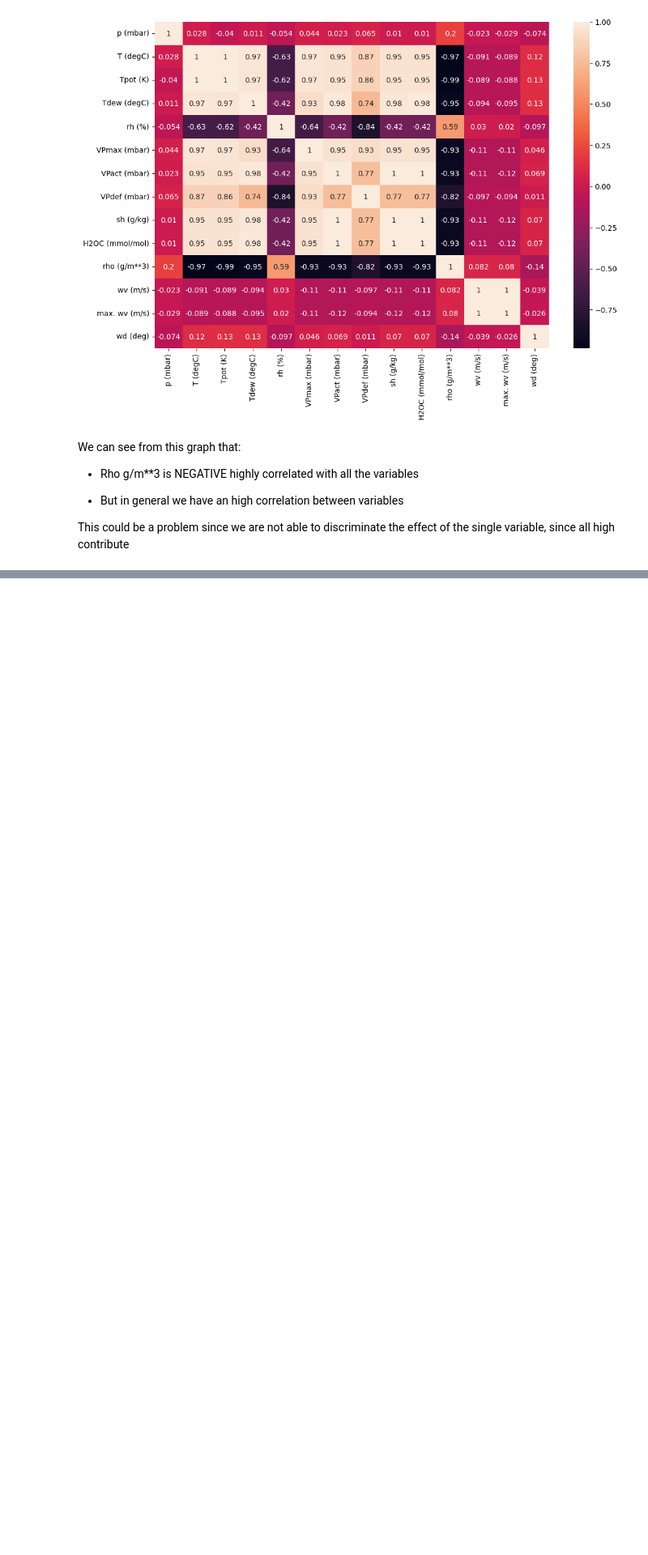
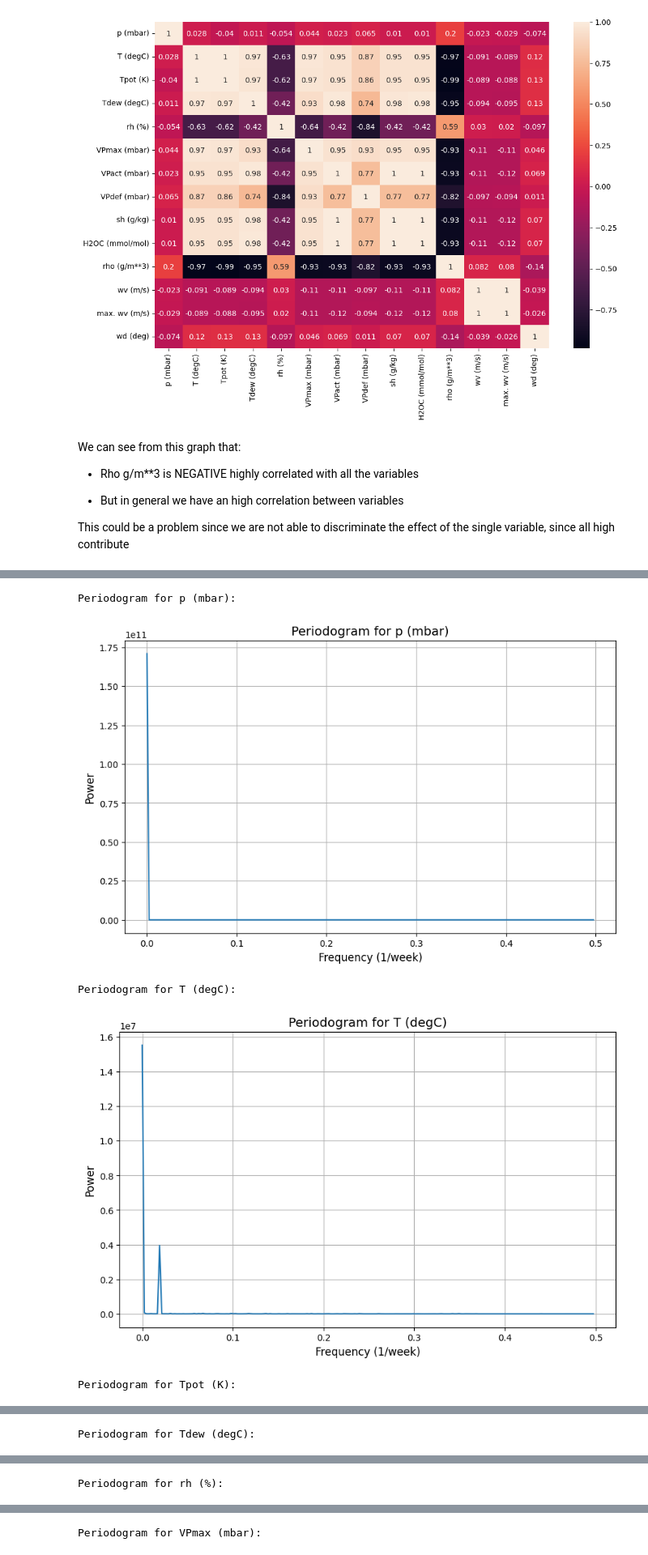
Before and after one commit to alelovo/StatisticalModels_project, a Jupyter notebook: EDA.ipynb, the cells around one changed output, grey strips where cells are left out. Shown at 81% size. Drawn from its saved outputs; the diff is of its cells as text; code cells hidden in the pictures; blank space fills up the shorter version.

```diff
--- a/EDA.ipynb
+++ b/EDA.ipynb
@@ -324,0 +313,36 @@ This could be a problem since we are not able to discriminate the effect of the
+# %%
+# Function to compute and plot the periodogram for a given column
+def compute_periodogram(data, column_name):
+    # Remove NaN values to avoid computation issues
+    clean_data = data[column_name].dropna()
+
+    # Apply Fourier Transform
+    fft_result = np.fft.fft(clean_data)
+    freqs = np.fft.fftfreq(len(clean_data))
+
+    # Compute power spectrum
+    power = np.abs(fft_result)**2
+
+    # Plot the periodogram
+    plt.figure(figsize=(10, 6))
+    plt.plot(freqs[:len(freqs)//2], power[:len(freqs)//2])
+    plt.title(f"Periodogram for {column_name}", fontsize=14)
+    plt.xlabel("Frequency (1/week)", fontsize=12)
+    plt.ylabel("Power", fontsize=12)
+    plt.grid()
+    plt.show()
+
+    return freqs[:len(freqs)//2], power[:len(freqs)//2]
+
+# Compute and display the periodogram for each column
+periodograms = {}
+for column in w_df.columns:
+    print(f"Periodogram for {column}:")
+    freqs, power = compute_periodogram(w_df, column)
+    periodograms[column] = (freqs, power)
+# %% [output]
+Periodogram for p (mbar):
+[figure, added]
+Periodogram for T (degC):
+[figure, added]
+Periodogram for Tpot (K):
@@ -324,0 +350 @@ This could be a problem since we are not able to discriminate the effect of the
+Periodogram for Tdew (degC):
@@ -324,0 +352 @@ This could be a problem since we are not able to discriminate the effect of the
+Periodogram for rh (%):
@@ -324,0 +354 @@ This could be a problem since we are not able to discriminate the effect of the
+Periodogram for VPmax (mbar):
```
Also changed, not shown: parts of 5 cells of this notebook, 1 other file.
